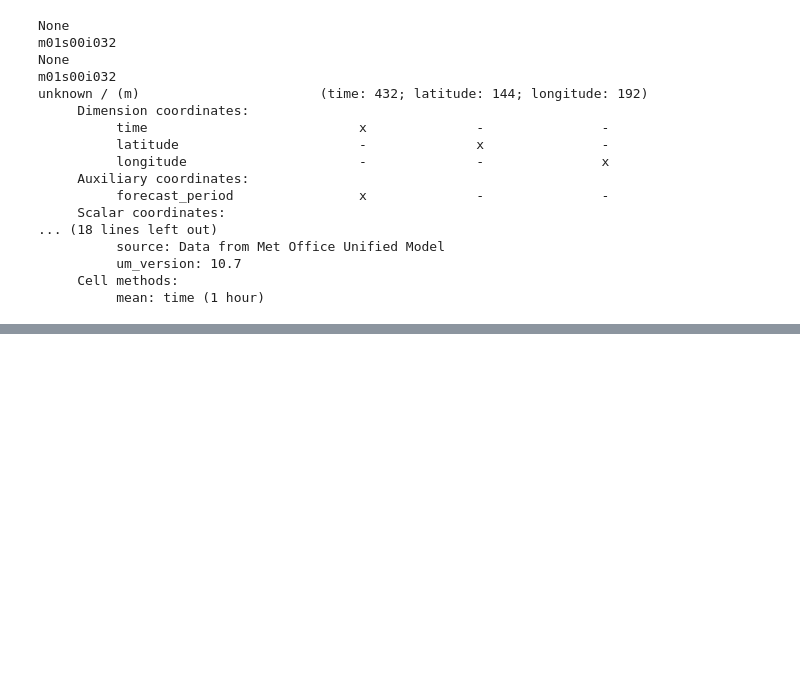
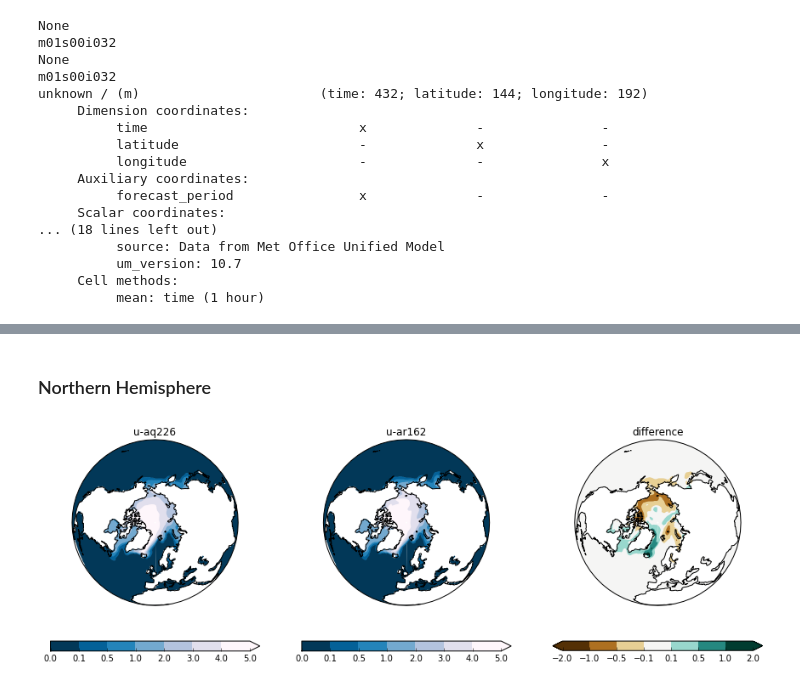
Before and after one commit to douglask3/albedo_teleconection, a Jupyter notebook: Untitled1.ipynb, the cells around one changed output, grey strips where cells are left out. Saved outputs shown, nothing was run; the diff lists cells and outputs as text; code cells hidden in the pictures; blank space fills up the shorter version.

```diff
--- a/Untitled1.ipynb
+++ b/Untitled1.ipynb
@@ -96,0 +101,7 @@ def plot_projection(*args, **kw):
+# %% [markdown]
+### Northern Hemisphere
+# %%
+projection=ccrs.Orthographic(0.0, 90.0)
+plot_projection(projection = projection)
+# %% [output]
+[figure, added]
```
Also changed, not shown: parts of 8 cells of this notebook.
